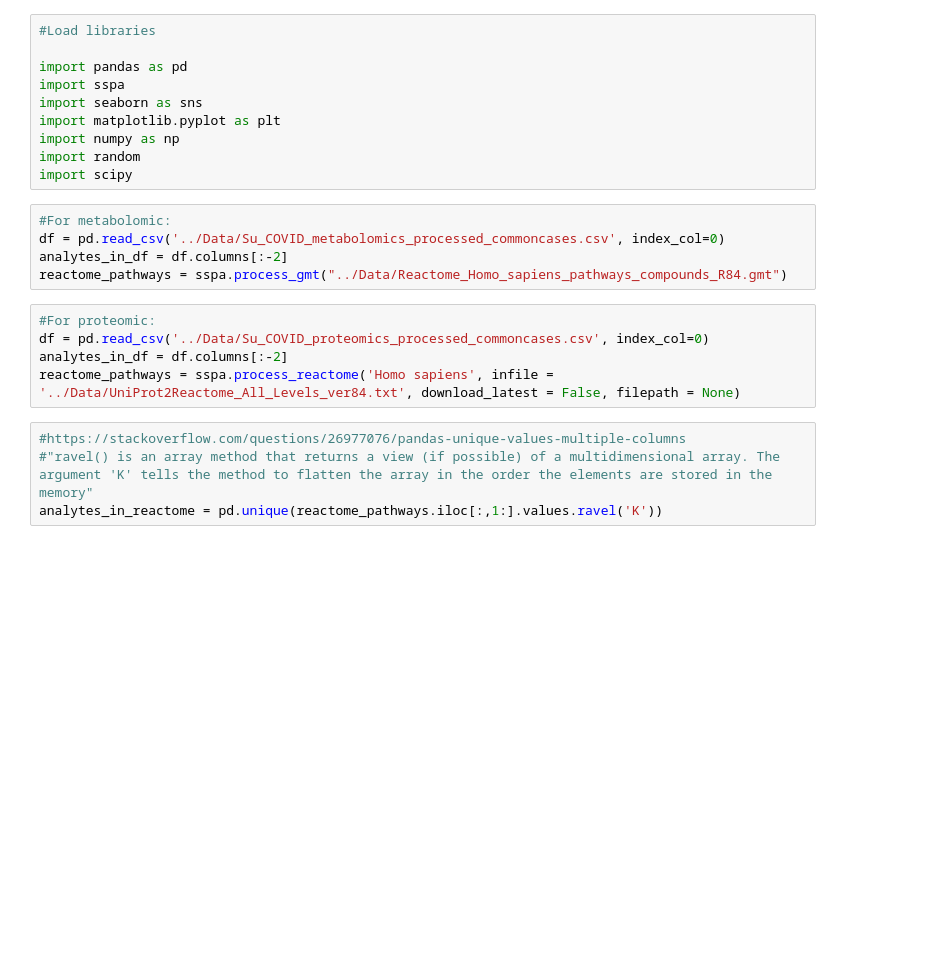
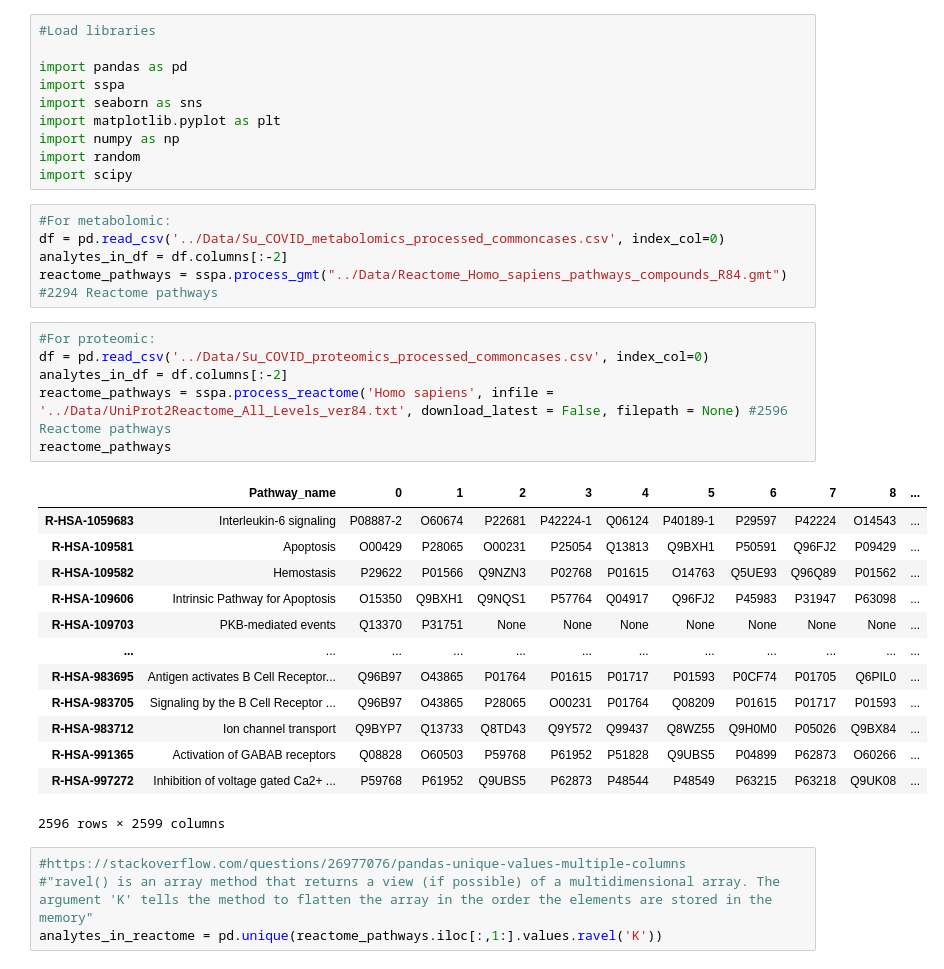
Before and after one commit to j-keung/multiomics-pathway-analysis, a Jupyter notebook: other_scripts/pathway_coverage.ipynb, the cells around one changed output. Cells and saved outputs as stored; diff of their text form; blank space fills up the shorter version.

```diff
--- a/other_scripts/pathway_coverage.ipynb
+++ b/other_scripts/pathway_coverage.ipynb
@@ -12,12 +12,27 @@ import scipy
 #For metabolomic:
 df = pd.read_csv('../Data/Su_COVID_metabolomics_processed_commoncases.csv', index_col=0)
 analytes_in_df = df.columns[:-2]
-reactome_pathways = sspa.process_gmt("../Data/Reactome_Homo_sapiens_pathways_compounds_R84.gmt")
+reactome_pathways = sspa.process_gmt("../Data/Reactome_Homo_sapiens_pathways_compounds_R84.gmt")  #2294 Reactome pathways
 # %%
 #For proteomic:
 df = pd.read_csv('../Data/Su_COVID_proteomics_processed_commoncases.csv', index_col=0)
 analytes_in_df = df.columns[:-2]
-reactome_pathways = sspa.process_reactome('Homo sapiens', infile = '../Data/UniProt2Reactome_All_Levels_ver84.txt', download_latest = False, filepath = None)
+reactome_pathways = sspa.process_reactome('Homo sapiens', infile = '../Data/UniProt2Reactome_All_Levels_ver84.txt', download_latest = False, filepath = None) #2596 Reactome pathways
+reactome_pathways
+# %% [output]
+|  | Pathway_name | 0 | 1 | 2 | 3 | 4 | 5 | 6 | 7 | 8 | ... |
+| R-HSA-1059683 | Interleukin-6 signaling | P08887-2 | O60674 | P22681 | P42224-1 | Q06124 | P40189-1 | P29597 | P42224 | O14543 | ... |
+| R-HSA-109581 | Apoptosis | O00429 | P28065 | O00231 | P25054 | Q13813 | Q9BXH1 | P50591 | Q96FJ2 | P09429 | ... |
+| R-HSA-109582 | Hemostasis | P29622 | P01566 | Q9NZN3 | P02768 | P01615 | O14763 | Q5UE93 | Q96Q89 | P01562 | ... |
+| R-HSA-109606 | Intrinsic Pathway for Apoptosis | O15350 | Q9BXH1 | Q9NQS1 | P57764 | Q04917 | Q96FJ2 | P45983 | P31947 | P63098 | ... |
+| R-HSA-109703 | PKB-mediated events | Q13370 | P31751 | None | None | None | None | None | None | None | ... |
+| ... | ... | ... | ... | ... | ... | ... | ... | ... | ... | ... | ... |
+| R-HSA-983695 | Antigen activates B Cell Receptor... | Q96B97 | O43865 | P01764 | P01615 | P01717 | P01593 | P0CF74 | P01705 | Q6PIL0 | ... |
+| R-HSA-983705 | Signaling by the B Cell Receptor ... | Q96B97 | O43865 | P28065 | O00231 | P01764 | Q08209 | P01615 | P01717 | P01593 | ... |
+| R-HSA-983712 | Ion channel transport | Q9BYP7 | Q13733 | Q8TD43 | Q9Y572 | Q99437 | Q8WZ55 | Q9H0M0 | P05026 | Q9BX84 | ... |
+| R-HSA-991365 | Activation of GABAB receptors | Q08828 | O60503 | P59768 | P61952 | P51828 | Q9UBS5 | P04899 | P62873 | O60266 | ... |
+| R-HSA-997272 | Inhibition of voltage gated Ca2+ ... | P59768 | P61952 | Q9UBS5 | P62873 | P48544 | P48549 | P63215 | P63218 | Q9UK08 | ... |
+2596 rows × 2599 columns
 # %%
 #https://stackoverflow.com/questions/26977076/pandas-unique-values-multiple-columns
 #"ravel() is an array method that returns a view (if possible) of a multidimensional array. The argument 'K' tells the method to flatten the array in the order the elements are stored in the memory"
```
Also changed, not shown: 2 other files.
